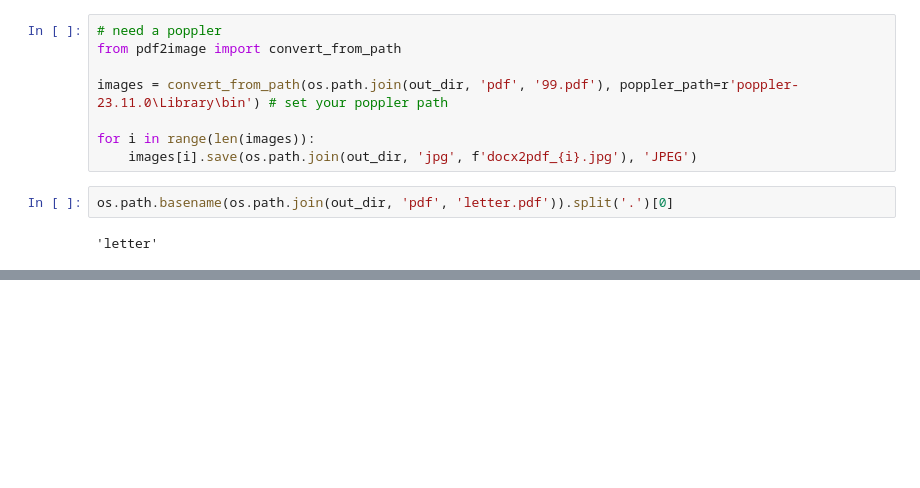
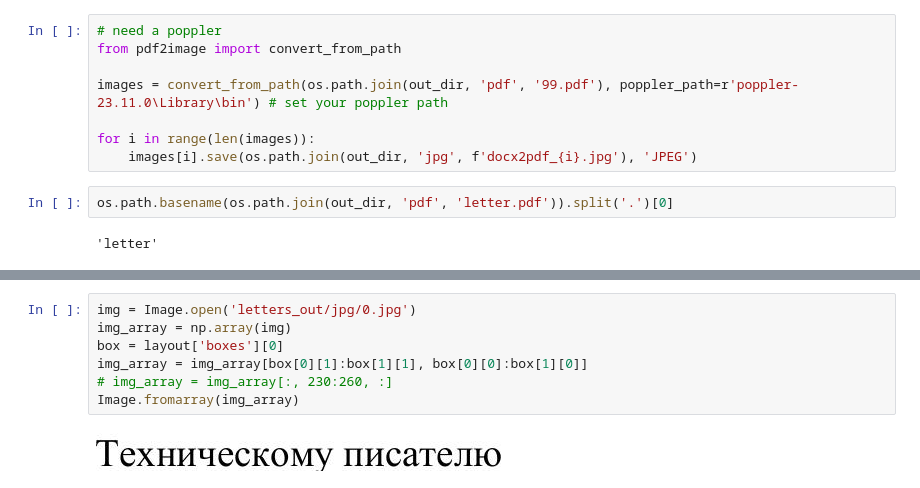
Before and after one commit to Letters-recognize-service/letters_dataset_generator, a Jupyter notebook: letters_test_win.ipynb, the cells around one changed output, grey strips where cells are left out. Cells and saved outputs as stored; diff of their text form; blank space fills up the shorter version.

```diff
--- a/letters_test_win.ipynb
+++ b/letters_test_win.ipynb
@@ -428,0 +787,9 @@ os.path.basename(os.path.join(out_dir, 'pdf', 'letter.pdf')).split('.')[0]
+# %%
+img = Image.open('letters_out/jpg/0.jpg')
+img_array = np.array(img)
+box = layout['boxes'][0]
+img_array = img_array[box[0][1]:box[1][1], box[0][0]:box[1][0]]
+# img_array = img_array[:, 230:260, :]
+Image.fromarray(img_array)
+# %% [output]
+[figure, added]
```
Also changed, not shown: parts of 26 cells of this notebook.
